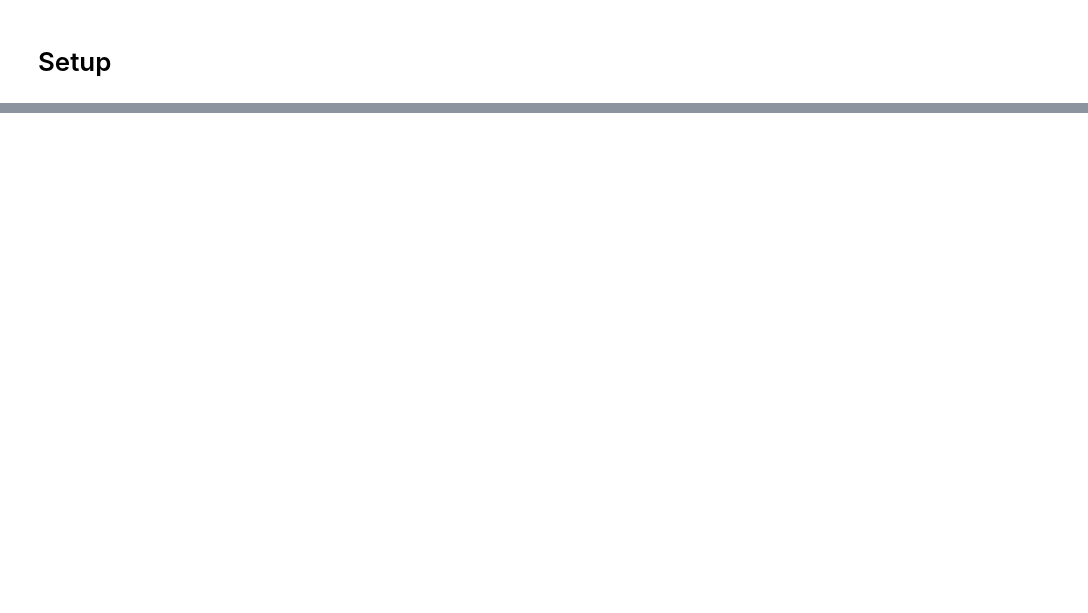
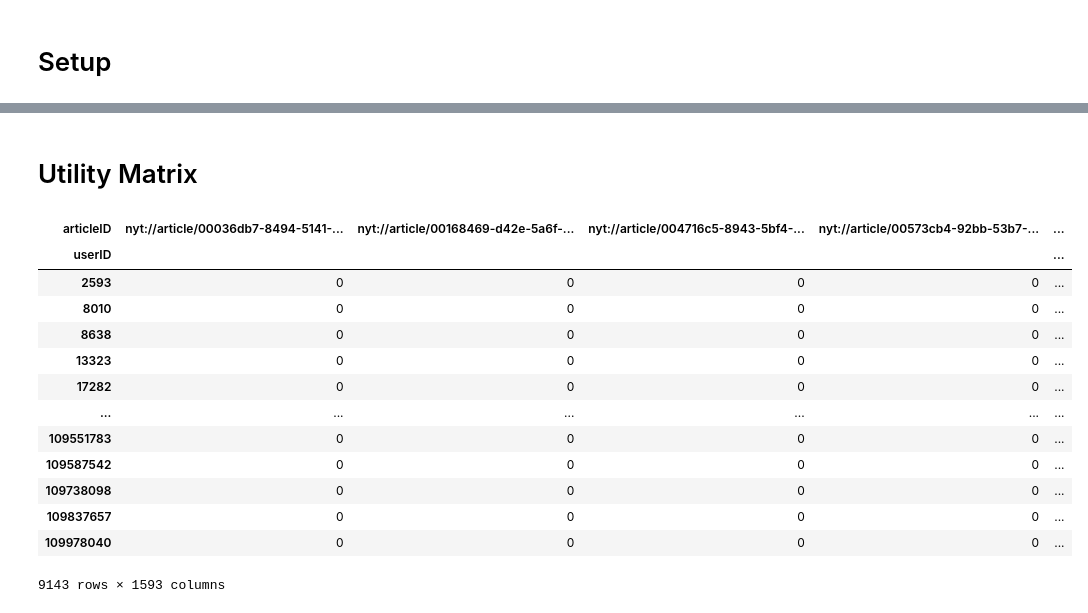
Before and after one commit to Favo02/recommendation-system, a Jupyter notebook: main.ipynb, the cells around one changed output, grey strips where cells are left out. Cells and saved outputs as stored; diff of their text form; code cells hidden in the pictures; blank space fills up the shorter version.

```diff
--- a/main.ipynb
+++ b/main.ipynb
@@ -31,0 +111,21 @@ comments = pd.read_csv("dataset/nyt-comments-part0.csv")
+# %% [markdown]
+# Utility Matrix
+# %%
+utility_matrix = pd.crosstab(index=comments['userID'], columns=comments['articleID'])
+utility_matrix = (utility_matrix > 0).astype(int) # ignore multiple comments on the same article
+utility_matrix
+# %% [output]
+| articleID | nyt://article/00036db7-8494-5141-... | nyt://article/00168469-d42e-5a6f-... | nyt://article/004716c5-8943-5bf4-... | nyt://article/00573cb4-92bb-53b7-... | ... |
+| userID |  |  |  |  | ... |
+| 2593 | 0 | 0 | 0 | 0 | ... |
+| 8010 | 0 | 0 | 0 | 0 | ... |
+| 8638 | 0 | 0 | 0 | 0 | ... |
+| 13323 | 0 | 0 | 0 | 0 | ... |
+| 17282 | 0 | 0 | 0 | 0 | ... |
+| ... | ... | ... | ... | ... | ... |
+| 109551783 | 0 | 0 | 0 | 0 | ... |
+| 109587542 | 0 | 0 | 0 | 0 | ... |
+| 109738098 | 0 | 0 | 0 | 0 | ... |
+| 109837657 | 0 | 0 | 0 | 0 | ... |
+| 109978040 | 0 | 0 | 0 | 0 | ... |
+9143 rows × 1593 columns
```
Also changed, not shown: parts of 13 cells of this notebook.
